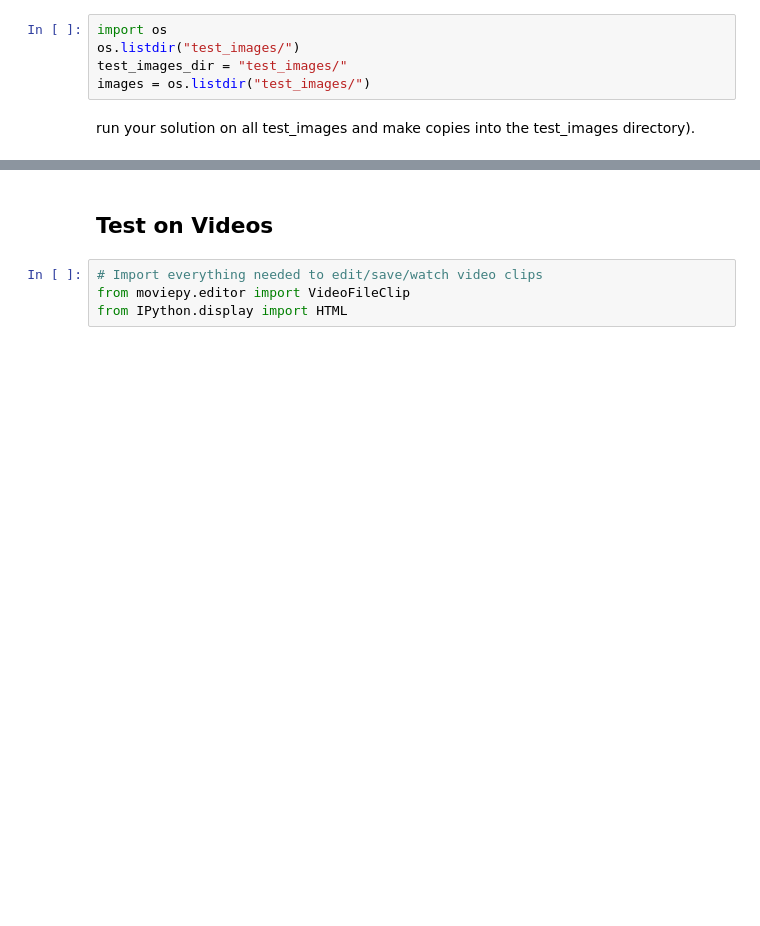
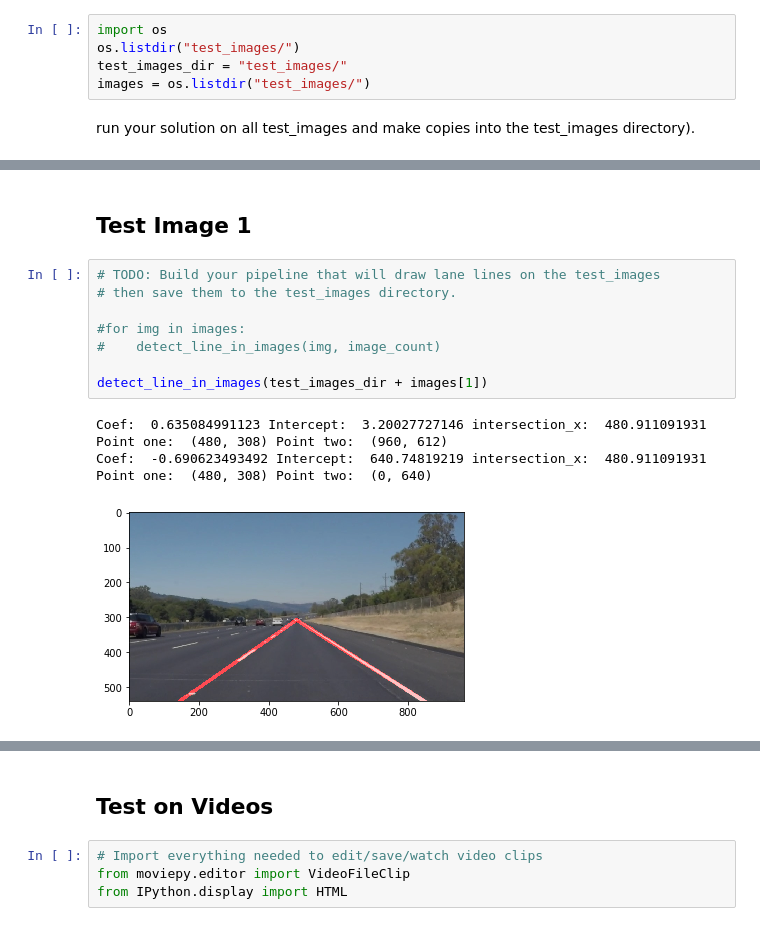
Before and after one commit to calsaviour/sdc, a Jupyter notebook: TermOne/CarND-LaneLines-P1/P1-Copy1.ipynb, the cells around one changed output, grey strips where cells are left out. Saved outputs shown, nothing was run; the diff lists cells and outputs as text; blank space fills up the shorter version.

```diff
--- a/TermOne/CarND-LaneLines-P1/P1-Copy1.ipynb
+++ b/TermOne/CarND-LaneLines-P1/P1-Copy1.ipynb
@@ -359,0 +326,16 @@ for img in images:
+# %% [markdown]
+## Test Image 1
+# %%
+# TODO: Build your pipeline that will draw lane lines on the test_images
+# then save them to the test_images directory.
+
+#for img in images:
+#    detect_line_in_images(img, image_count)
+
+detect_line_in_images(test_images_dir + images[1])
+# %% [output]
+Coef:  0.635084991123 Intercept:  3.20027727146 intersection_x:  480.911091931
+Point one:  (480, 308) Point two:  (960, 612)
+Coef:  -0.690623493492 Intercept:  640.74819219 intersection_x:  480.911091931
+Point one:  (480, 308) Point two:  (0, 640)
+[figure, added]
```
Also changed, not shown: parts of 18 cells of this notebook.
